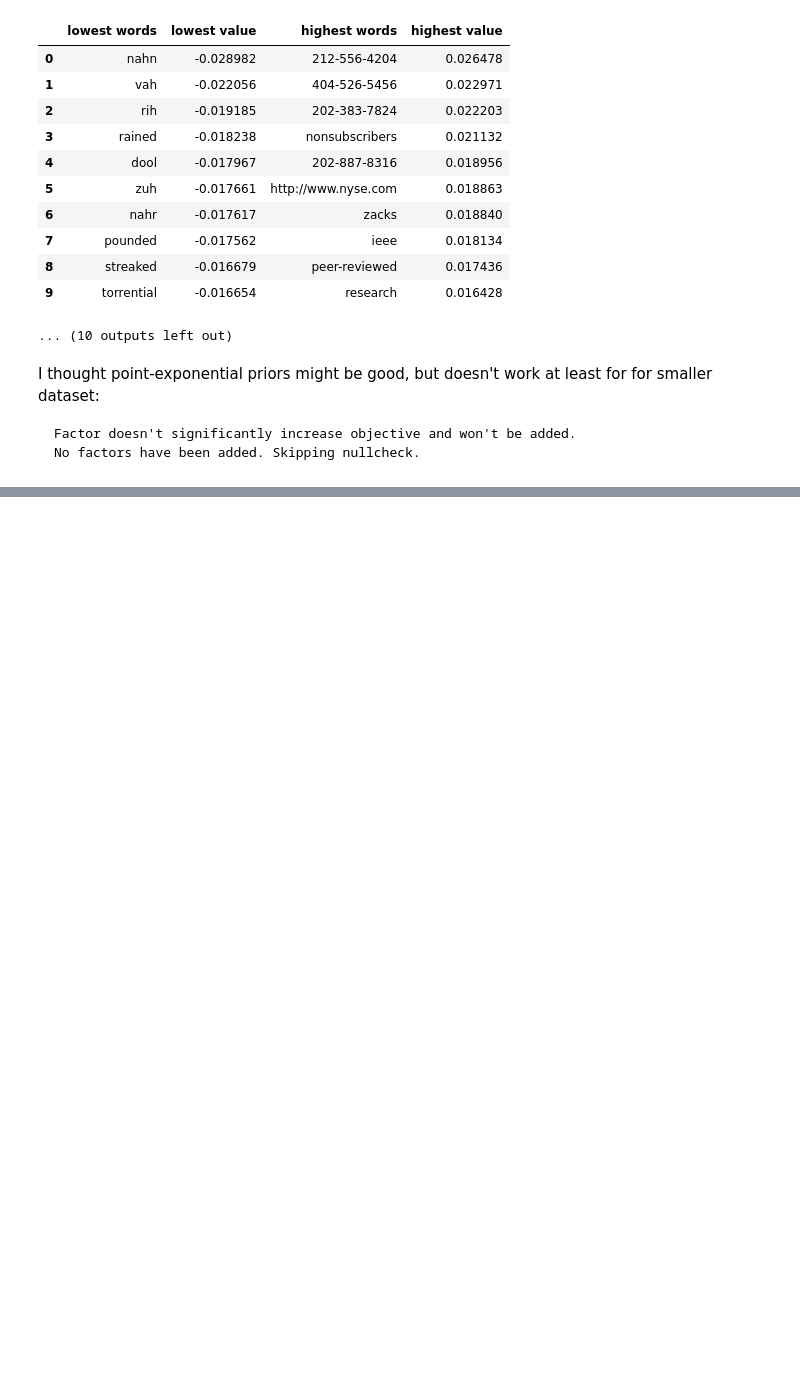
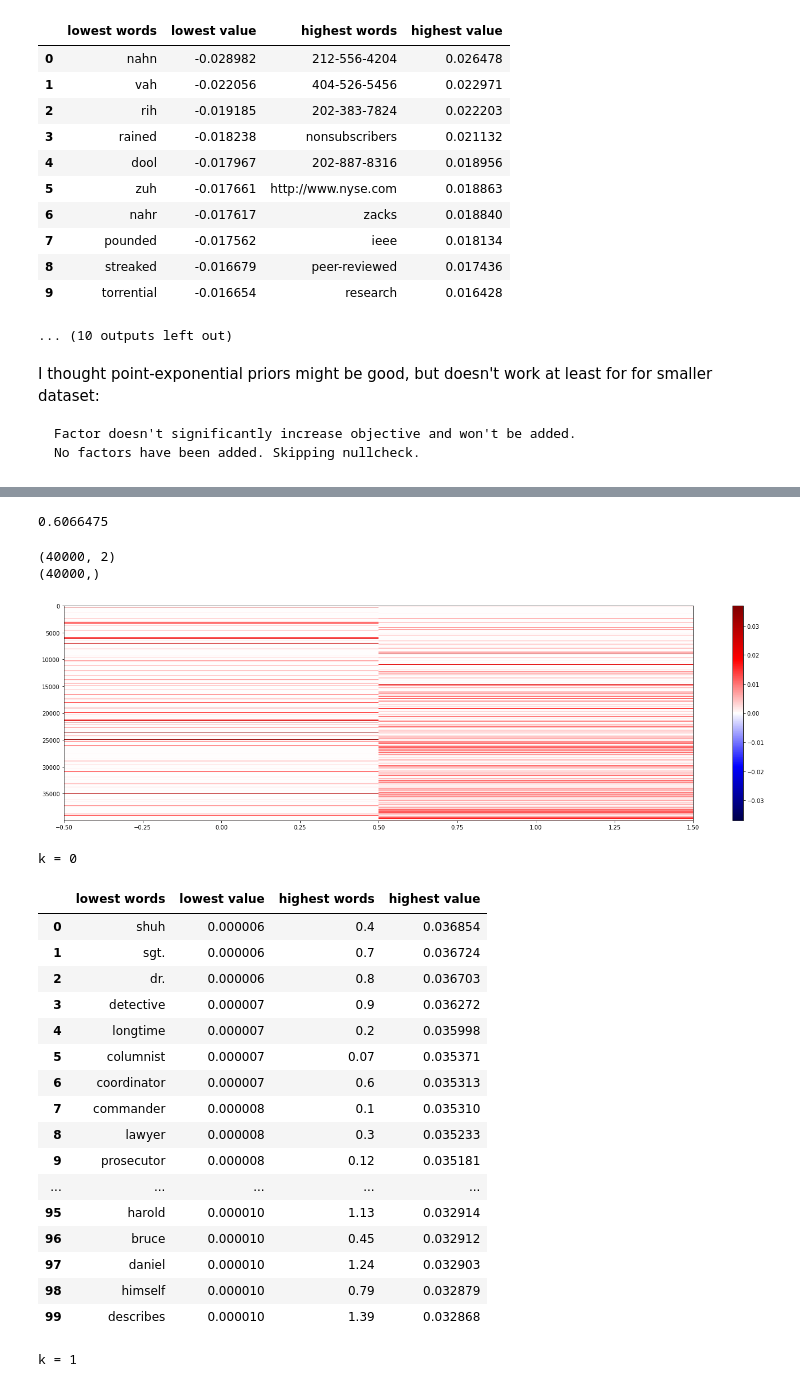
Before and after one commit to suzannastep/matrix_factorize_words, a Jupyter notebook: analysis/glove.ipynb, the cells around one changed output, grey strips where cells are left out. Drawn from its saved outputs; the diff is of its cells as text; code cells hidden in the pictures; blank space fills up the shorter version.

```diff
--- a/analysis/glove.ipynb
+++ b/analysis/glove.ipynb
@@ -269,0 +483,30 @@ No factors have been added. Skipping nullcheck.
+# %%
+np.mean(U_svd < 0.001)
+# %% [output]
+0.6066475
+# %%
+matrixfile,wordsfile = get_filenames(dim=300,truncatenum=40000,prior="point_exponential_normal")
+Lpe,Wpe = view_results(matrixfile,wordsfile,n=100)
+# %% [output]
+(40000, 2)
+(40000,)
+[figure, added]
+k = 0
+|  | lowest words | lowest value | highest words | highest value |
+| 0 | shuh | 0.000006 | 0.4 | 0.036854 |
+| 1 | sgt. | 0.000006 | 0.7 | 0.036724 |
+| 2 | dr. | 0.000006 | 0.8 | 0.036703 |
+| 3 | detective | 0.000007 | 0.9 | 0.036272 |
+| 4 | longtime | 0.000007 | 0.2 | 0.035998 |
+| 5 | columnist | 0.000007 | 0.07 | 0.035371 |
+| 6 | coordinator | 0.000007 | 0.6 | 0.035313 |
+| 7 | commander | 0.000008 | 0.1 | 0.035310 |
+| 8 | lawyer | 0.000008 | 0.3 | 0.035233 |
+| 9 | prosecutor | 0.000008 | 0.12 | 0.035181 |
+| ... | ... | ... | ... | ... |
+| 95 | harold | 0.000010 | 1.13 | 0.032914 |
+| 96 | bruce | 0.000010 | 0.45 | 0.032912 |
+| 97 | daniel | 0.000010 | 1.24 | 0.032903 |
+| 98 | himself | 0.000010 | 0.79 | 0.032879 |
+| 99 | describes | 0.000010 | 1.39 | 0.032868 |
+k = 1
```
Also changed, not shown: parts of 27 cells of this notebook, 1 other file.
